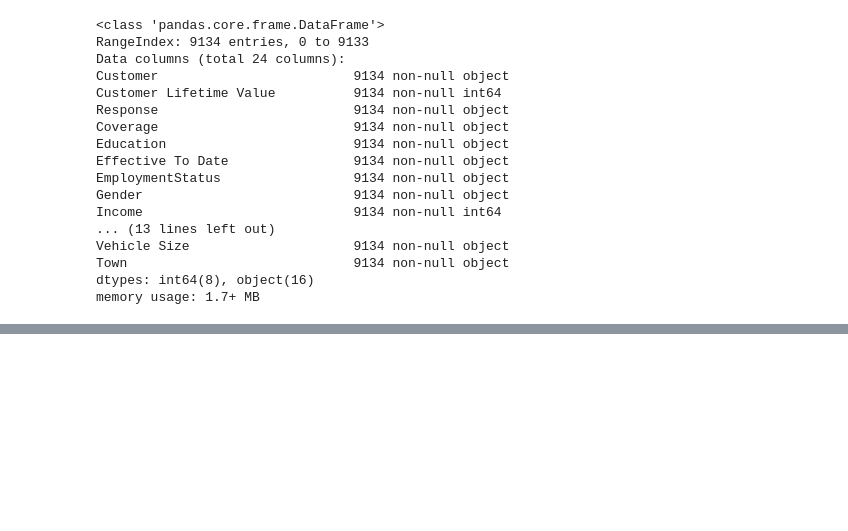
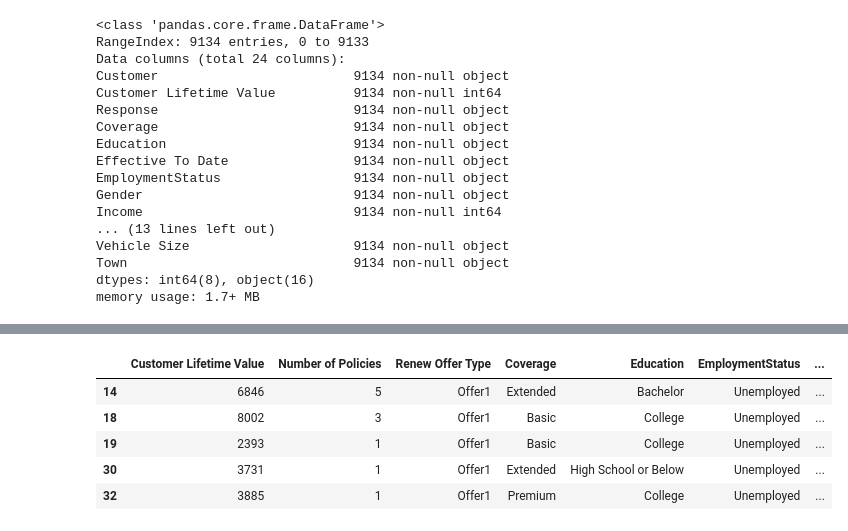
Before and after one commit to obarrot/dsx, a Jupyter notebook: insurance CLV.ipynb, the cells around one changed output, grey strips where cells are left out. Cells and saved outputs as stored; diff of their text form; code cells hidden in the pictures; blank space fills up the shorter version.

```diff
--- a/insurance CLV.ipynb
+++ b/insurance CLV.ipynb
@@ -49,3 +49,27 @@ renewals.tail()
+# %%
+# print (renewals)
+offerscore = []
+for customer in renewals['Renew Offer Type']:
+#for customer in renewals :
+    # print (customer)
+    if (customer == "Offer1"):
+        score=3
+    elif (customer == "Offer2"):
+        score=2
+    else :
+        score=1
+    offerscore.append(score)
+#print (offerscore)
+    #print renewals
+renewals ['Offers Score']= offerscore
+renewals.head()
+# %% [output]
+|  | Customer Lifetime Value | Number of Policies | Renew Offer Type | Coverage | Education | EmploymentStatus | ... |
+| 14 | 6846 | 5 | Offer1 | Extended | Bachelor | Unemployed | ... |
+| 18 | 8002 | 3 | Offer1 | Basic | College | Unemployed | ... |
+| 19 | 2393 | 1 | Offer1 | Basic | College | Unemployed | ... |
+| 30 | 3731 | 1 | Offer1 | Extended | High School or Below | Unemployed | ... |
+| 32 | 3885 | 1 | Offer1 | Premium | College | Unemployed | ... |
 # %%
 #!pip install --user seaborn
 # !pip install --user matplotlib
```
Also changed, not shown: parts of 9 cells of this notebook.
